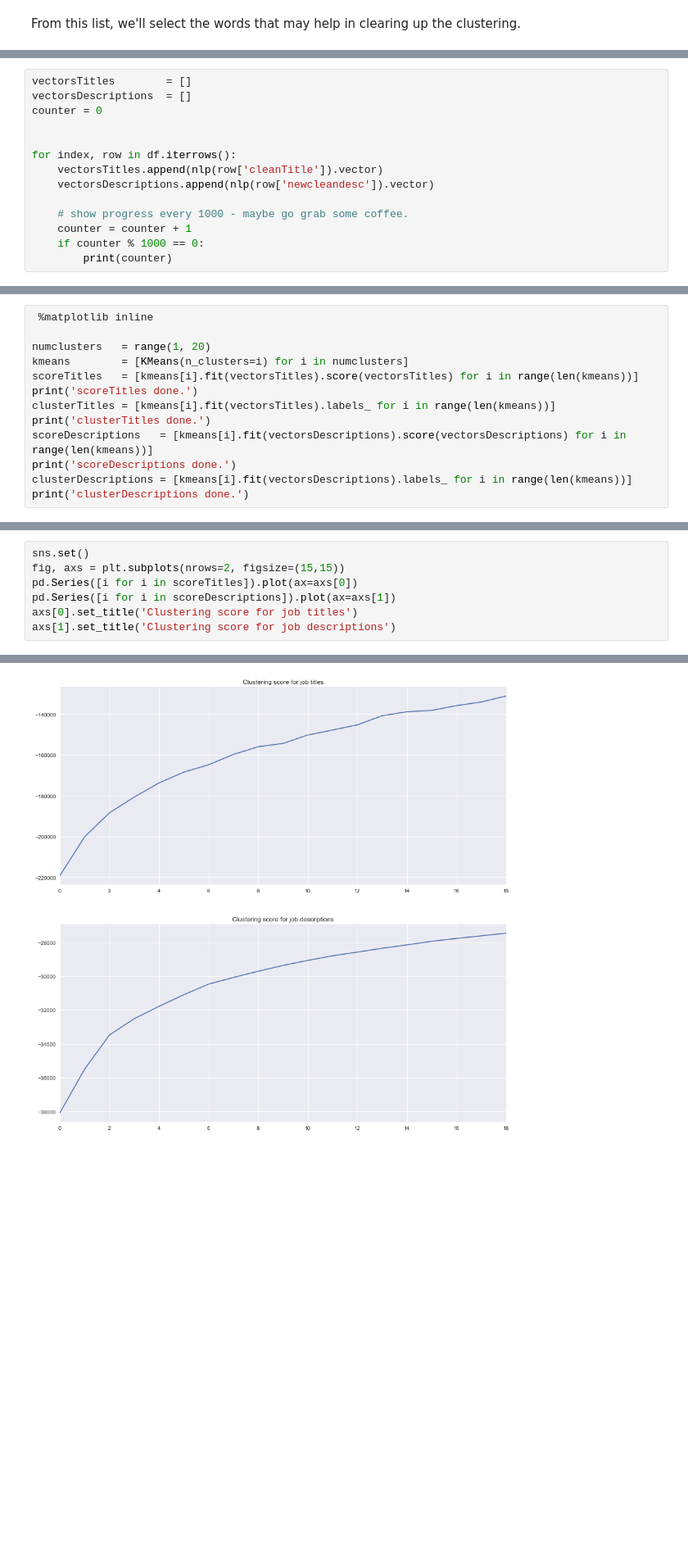
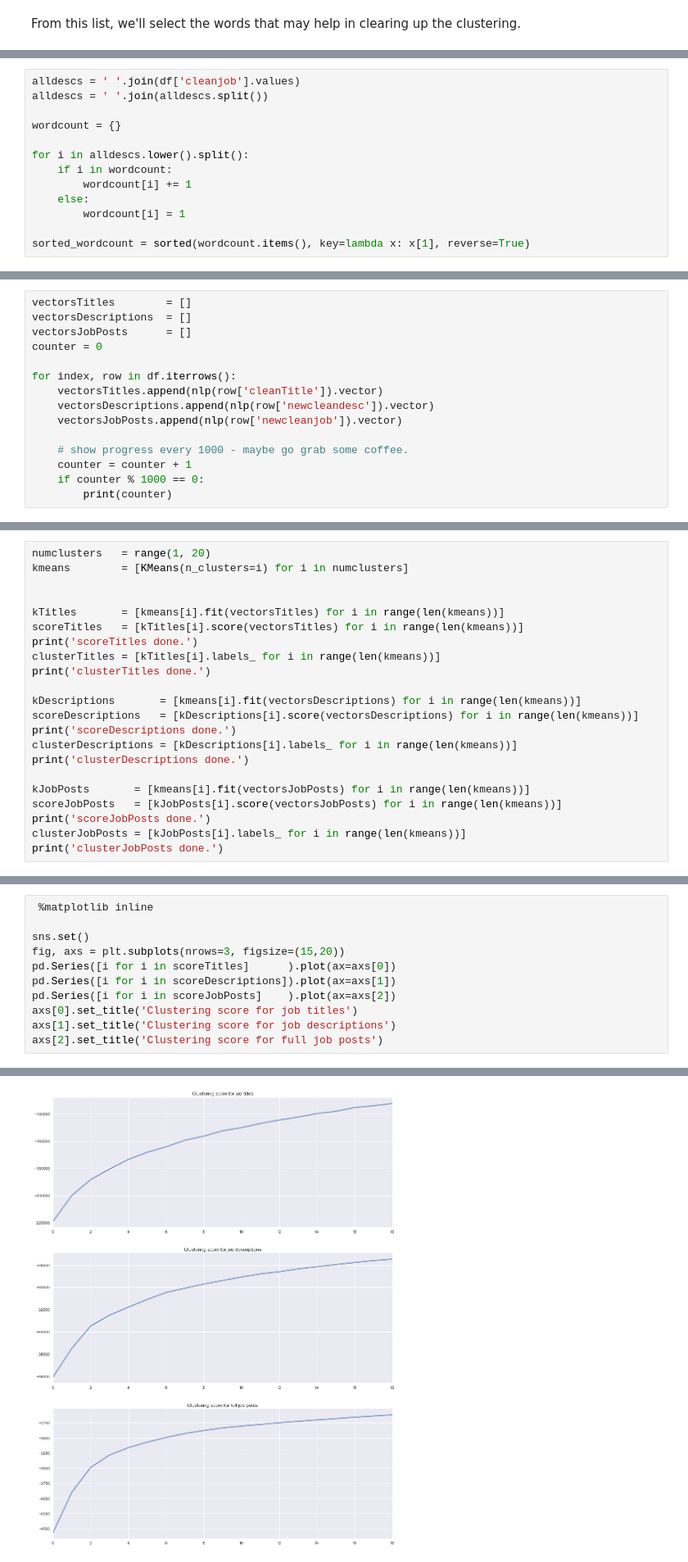
Before and after one commit to elmathioso/lma_jobs, a Jupyter notebook: LMA.ipynb, the cells around one changed output, grey strips where cells are left out. Shown at 82% size. Drawn from its saved outputs; the diff is of its cells as text; blank space fills up the shorter version.

```diff
--- a/LMA.ipynb
+++ b/LMA.ipynb
@@ -170,0 +189,13 @@ df = df.reset_index(drop=True)
+# %%
+alldescs = ' '.join(df['cleanjob'].values)
+alldescs = ' '.join(alldescs.split())
+
+wordcount = {}
+
+for i in alldescs.lower().split():
+    if i in wordcount:
+        wordcount[i] += 1
+    else:
+        wordcount[i] = 1
+
+sorted_wordcount = sorted(wordcount.items(), key=lambda x: x[1], reverse=True)
@@ -171,12 +255,13 @@ df = df.reset_index(drop=True)
 # %%
 vectorsTitles        = []
 vectorsDescriptions  = []
+vectorsJobPosts      = []
 counter = 0
-
 
 for index, row in df.iterrows():
     vectorsTitles.append(nlp(row['cleanTitle']).vector)
     vectorsDescriptions.append(nlp(row['newcleandesc']).vector)
+    vectorsJobPosts.append(nlp(row['newcleanjob']).vector)
 
     # show progress every 1000 - maybe go grab some coffee.
     counter = counter + 1
@@ -199,18 +284,27 @@ for index, row in df.iterrows():
 14000
 15000
 # %%
- %matplotlib inline
-
 numclusters   = range(1, 20)
 kmeans        = [KMeans(n_clusters=i) for i in numclusters]
-scoreTitles   = [kmeans[i].fit(vectorsTitles).score(vectorsTitles) for i in range(len(kmeans))]
+
+
+kTitles       = [kmeans[i].fit(vectorsTitles) for i in range(len(kmeans))]
+scoreTitles   = [kTitles[i].score(vectorsTitles) for i in range(len(kmeans))]
 print('scoreTitles done.')
-clusterTitles = [kmeans[i].fit(vectorsTitles).labels_ for i in range(len(kmeans))]
+clusterTitles = [kTitles[i].labels_ for i in range(len(kmeans))]
 print('clusterTitles done.')
-scoreDescriptions   = [kmeans[i].fit(vectorsDescriptions).score(vectorsDescriptions) for i in range(len(kmeans))]
+
+kDescriptions       = [kmeans[i].fit(vectorsDescriptions) for i in range(len(kmeans))]
+scoreDescriptions   = [kDescriptions[i].score(vectorsDescriptions) for i in range(len(kmeans))]
 print('scoreDescriptions done.')
-clusterDescriptions = [kmeans[i].fit(vectorsDescriptions).labels_ for i in range(len(kmeans))]
+clusterDescriptions = [kDescriptions[i].labels_ for i in range(len(kmeans))]
 print('clusterDescriptions done.')
+
+kJobPosts       = [kmeans[i].fit(vectorsJobPosts) for i in range(len(kmeans))]
+scoreJobPosts   = [kJobPosts[i].score(vectorsJobPosts) for i in range(len(kmeans))]
+print('scoreJobPosts done.')
+clusterJobPosts = [kJobPosts[i].labels_ for i in range(len(kmeans))]
+print('clusterJobPosts done.')
 # %% [output]
 scoreTitles done.
 clusterTitles done.
@@ -219,10 +315,14 @@ clusterDescriptions done.
 # %%
+ %matplotlib inline
+
 sns.set()
-fig, axs = plt.subplots(nrows=2, figsize=(15,15))
-pd.Series([i for i in scoreTitles]).plot(ax=axs[0])
+fig, axs = plt.subplots(nrows=3, figsize=(15,20))
+pd.Series([i for i in scoreTitles]      ).plot(ax=axs[0])
 pd.Series([i for i in scoreDescriptions]).plot(ax=axs[1])
+pd.Series([i for i in scoreJobPosts]    ).plot(ax=axs[2])
 axs[0].set_title('Clustering score for job titles')
 axs[1].set_title('Clustering score for job descriptions')
+axs[2].set_title('Clustering score for full job posts')
 # %% [output]
 <matplotlib.text.Text at 0x...>
-[figure, old version]
+[figure, new version]
```
Also changed, not shown: parts of 46 cells of this notebook, 1 other file.
